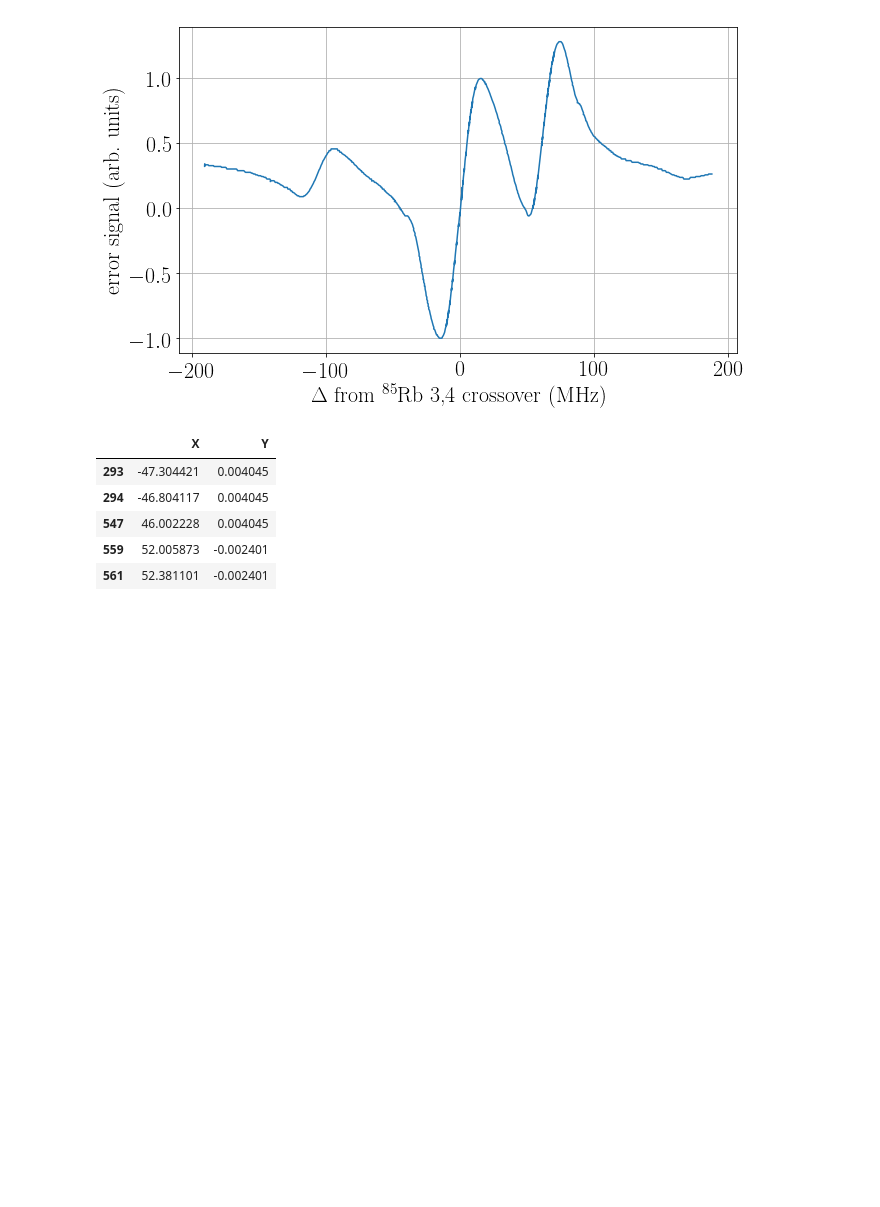
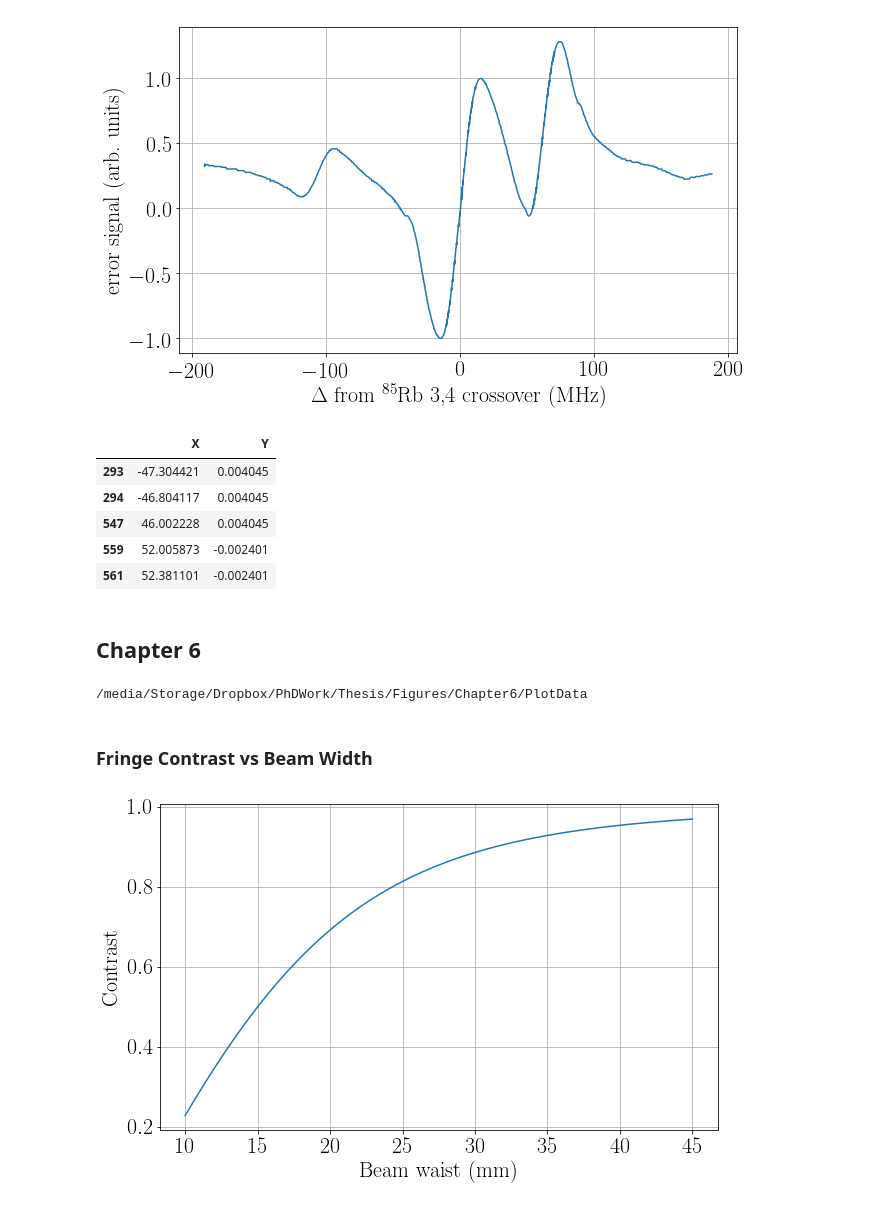
Before and after one commit to jstammers/thesis, a Jupyter notebook: Thesis Plots.ipynb, the cells around one changed output. Cells and saved outputs as stored; diff of their text form; code cells hidden in the pictures; blank space fills up the shorter version.

Commit message:
08/05/18 - Started Raman beam collimator section

```diff
--- a/Thesis Plots.ipynb
+++ b/Thesis Plots.ipynb
@@ -79,3 +79,21 @@ inRange(errorData,"Y",(-0.005,0.005))
 | 547 | 46.002228 | 0.004045 |
 | 559 | 52.005873 | -0.002401 |
 | 561 | 52.381101 | -0.002401 |
+# %% [markdown]
+## Chapter 6
+# %%
+plotDataDirectory("Chapter6")
+# %% [output]
+/media/Storage/Dropbox/PhDWork/Thesis/Figures/Chapter6/PlotData
+# %% [markdown]
+### Fringe Contrast vs Beam Width
+# %%
+fringeDF=pd.read_csv("fringeContrast.txt",sep="\t",header=None,names=["x","y"])
+fringeDF["reducedContrast"] = 1-fringeDF["y"]
+# %%
+fringeDF.plot(x="x",y="y",logy=False,legend=False)
+plt.xlabel("Beam waist (mm)")
+plt.ylabel("Contrast")
+plt.savefig("../fringeContrast.pdf")
+# %% [output]
+[figure, added]
```
Also changed, not shown: 9 other files.
